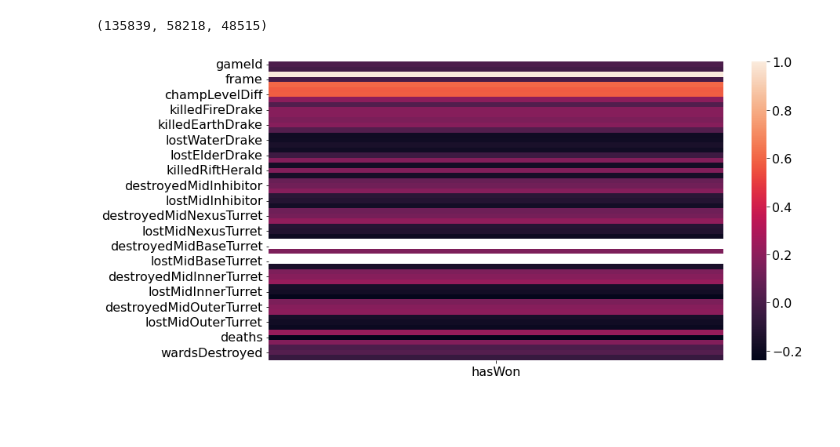
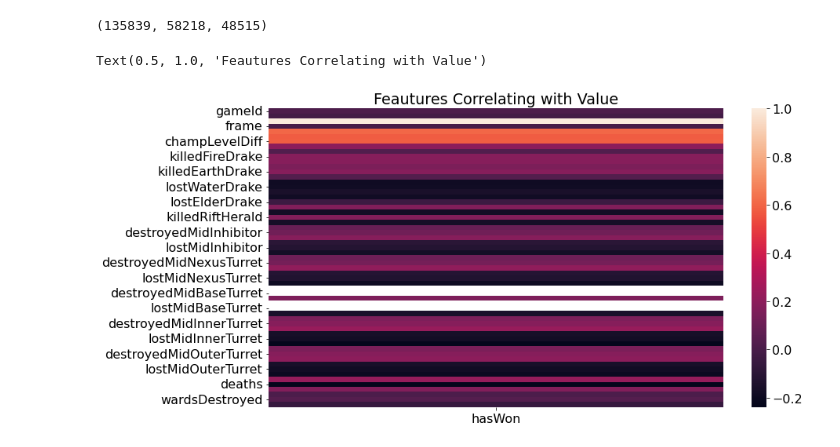
Before and after one commit to Olivert75/personal_project, a Jupyter notebook: working_notebook.ipynb, the cells around one changed output. Cells and saved outputs as stored; diff of their text form; code cells hidden in the pictures; blank space fills up the shorter version.

```diff
--- a/working_notebook.ipynb
+++ b/working_notebook.ipynb
@@ -91,8 +146,9 @@ train.shape[0], validate.shape[0], test.shape[0]
 (135839, 58218, 48515)
 # %%
 winning_correlation = train.corr()['hasWon'].to_frame()
-sns.heatmap(winning_correlation)
-plt.show()
+heatmap = sns.heatmap(winning_correlation)
+heatmap.set_title('Feautures Correlating with Value')
 # %% [output]
+Text(0.5, 1.0, 'Feautures Correlating with Value')
-[figure, old version]
+[figure, new version]
 # %%
```
Also changed, not shown: parts of 21 cells of this notebook.
